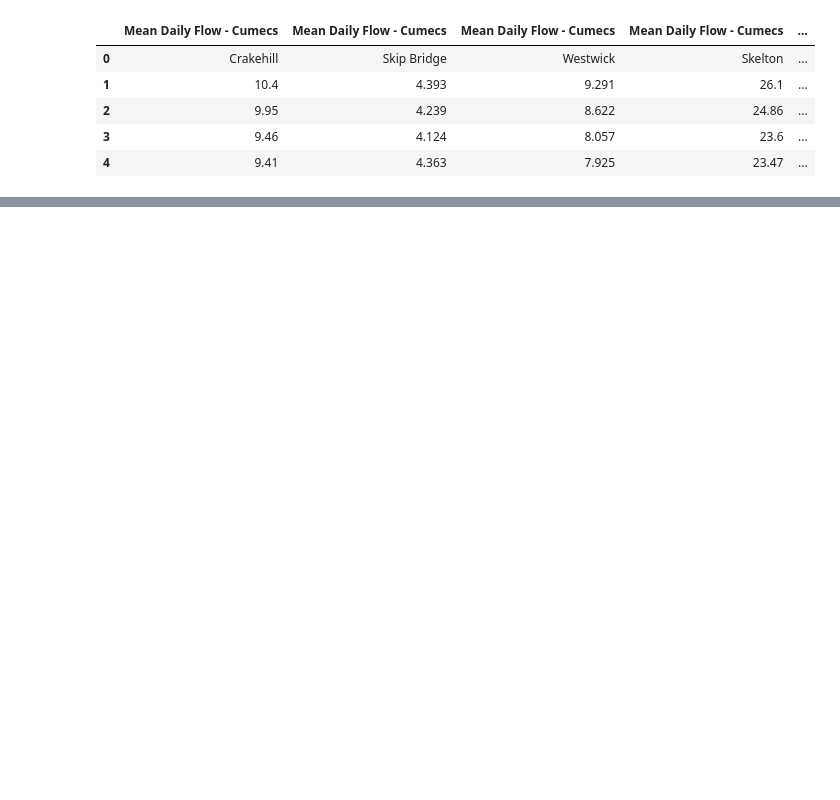
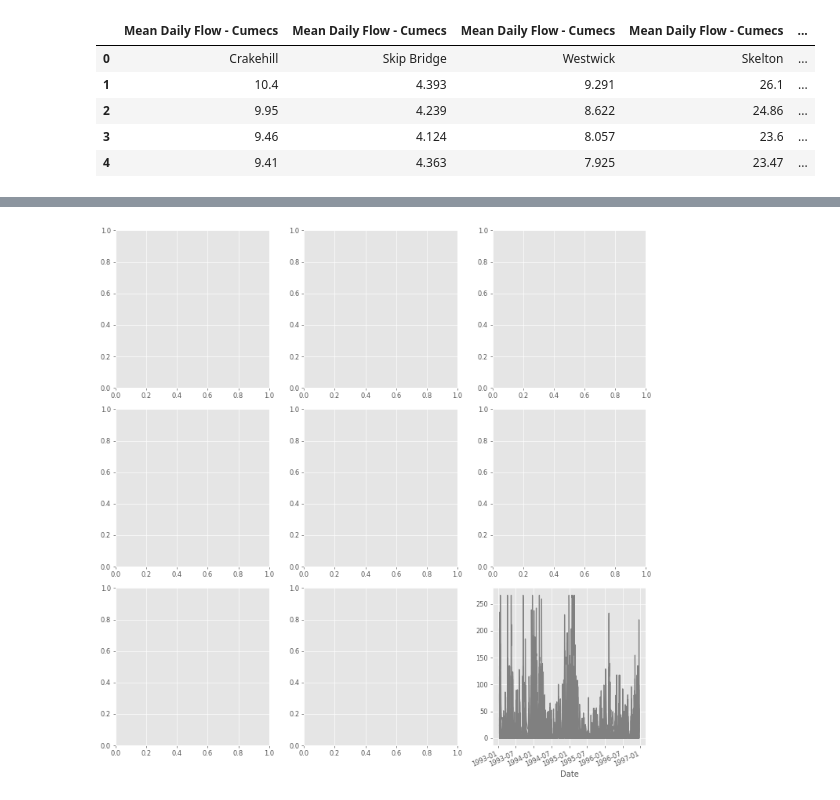
Before and after one commit to Afroamir2/Portfolio, a Jupyter notebook: ANN/ANN_Coursework.ipynb, the cells around one changed output, grey strips where cells are left out. Drawn from its saved outputs; the diff is of its cells as text; code cells hidden in the pictures; blank space fills up the shorter version.

```diff
--- a/ANN/ANN_Coursework.ipynb
+++ b/ANN/ANN_Coursework.ipynb
@@ -70,0 +338,18 @@ df2.head()
+# %%
+titles = []
+
+column_names = df_time.columns
+
+def visualize(data):
+    datetime = data.index
+    fig, axes = plt.subplots(nrows = 3, ncols = 3, figsize=(12,12), dpi = 60)
+    for column in range(len(column_names)):
+        name = column_names[column]
+        viz_data = data[name]
+        viz_data.index = datetime
+        ax = viz_data.plot( rot=25, color='gray')
+    plt.tight_layout()
+
+visualize(df_time)
+# %% [output]
+[figure, added]
```
Also changed, not shown: parts of 40 cells of this notebook, 5 other files.
